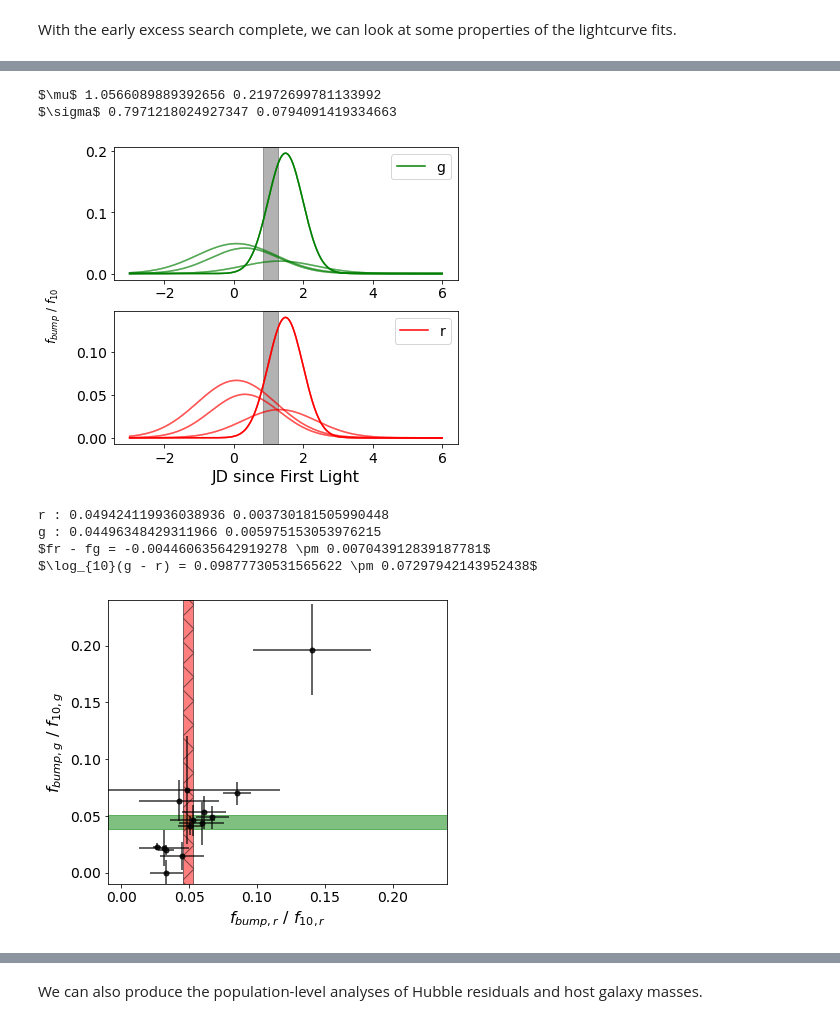
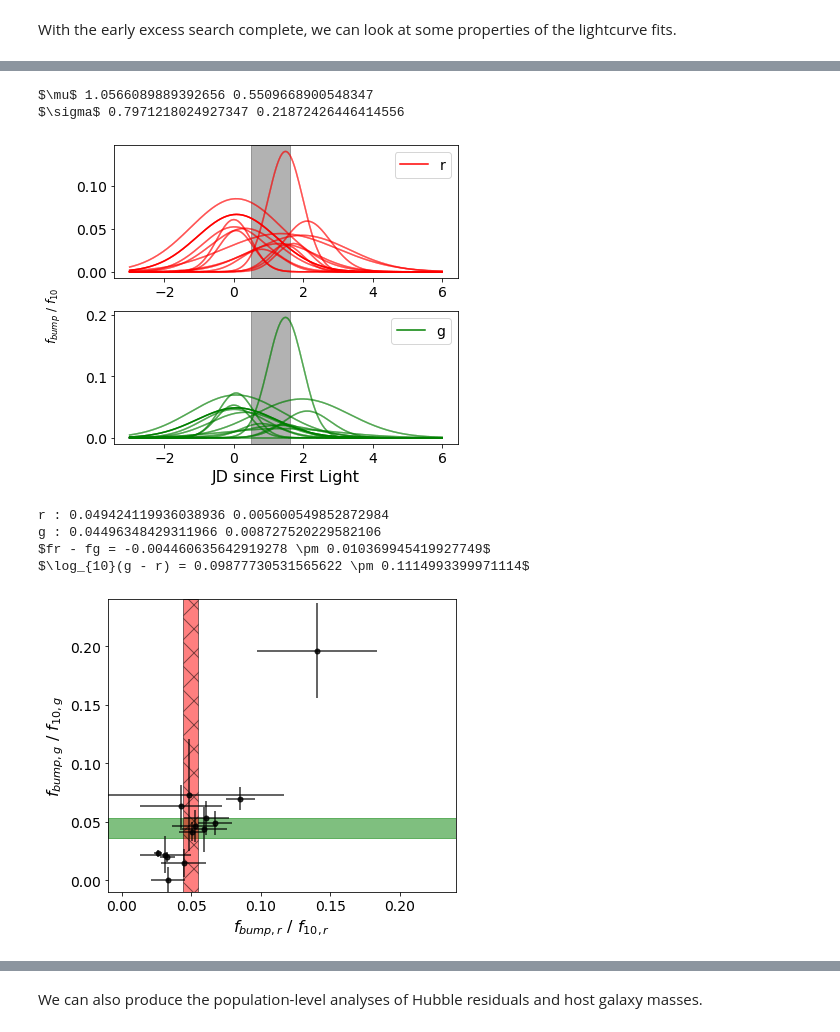
Before and after one commit to Christine8888/earlySN, a Jupyter notebook: Demo.ipynb, the cells around one changed output, grey strips where cells are left out. Saved outputs shown, nothing was run; the diff lists cells and outputs as text; code cells hidden in the pictures.

```diff
--- a/Demo.ipynb
+++ b/Demo.ipynb
@@ -90,10 +113,6 @@ also_in_literature = ['ZTF18aapqwyv', 'ZTF18aaqqoqs', 'ZTF18aayjvve', 'ZTF18abck
                      'ZTF18abdfazk', 'ZTF18abdfwur', 'ZTF18abfhryc', 'ZTF18abgxvra', 'ZTF18abpamut',]
 
 yao.gold_nd = ['ZTF18aavrzxp', 'ZTF18aazblzy', 'ZTF18abcysdx', 'ZTF18abetehf', 'ZTF18abxygvv']
-# %%
-yao.gold = ['ZTF18aayjvve', 'ZTF18abauprj']
-yao.bronze = ['ZTF18abkhcwl', 'ZTF18abuhzfc', 'ZTF18abvejbm']
-yao.gold_nd = ['ZTF18aasprui', 'ZTF18abkhcrj']
 # %%
 yao.excess = yao.gold + yao.bronze
 yao.nd = []
@@ -140,17 +159,17 @@ No Excess c:  -0.0083482776928259 0.00658232060483673
 # %%
-yao.analyze_bump_shapes(save_fig = './demo/')
+yao.analyze_bump_shapes(save_fig = './demo/', subset = "excess")
 # %% [output]
-$\mu$ 1.0566089889392656 0.21972699781133992
-$\sigma$ 0.7971218024927347 0.0794091419334663
+$\mu$ 1.0566089889392656 0.5509668900548347
+$\sigma$ 0.7971218024927347 0.21872426446414556
-[figure, old version]
+[figure, new version]
 # %%
 yao.analyze_bump_amps(save_fig = './demo/')
 # %% [output]
-r : 0.049424119936038936 0.003730181505990448
-g : 0.04496348429311966 0.005975153053976215
-$fr - fg = -0.004460635642919278 \pm 0.007043912839187781$
-$\log_{10}(g - r) = 0.09877730531565622 \pm 0.07297942143952438$
+r : 0.049424119936038936 0.005600549852872984
+g : 0.04496348429311966 0.008727520229582106
+$fr - fg = -0.004460635642919278 \pm 0.010369945419927749$
+$\log_{10}(g - r) = 0.09877730531565622 \pm 0.1114993399971114$
-[figure, old version]
+[figure, new version]
 # %%
 yao.analyze_stretch_correlation(save_fig = './demo/')
 # %% [output]
```
Also changed, not shown: parts of 11 cells of this notebook, 10 other files.
